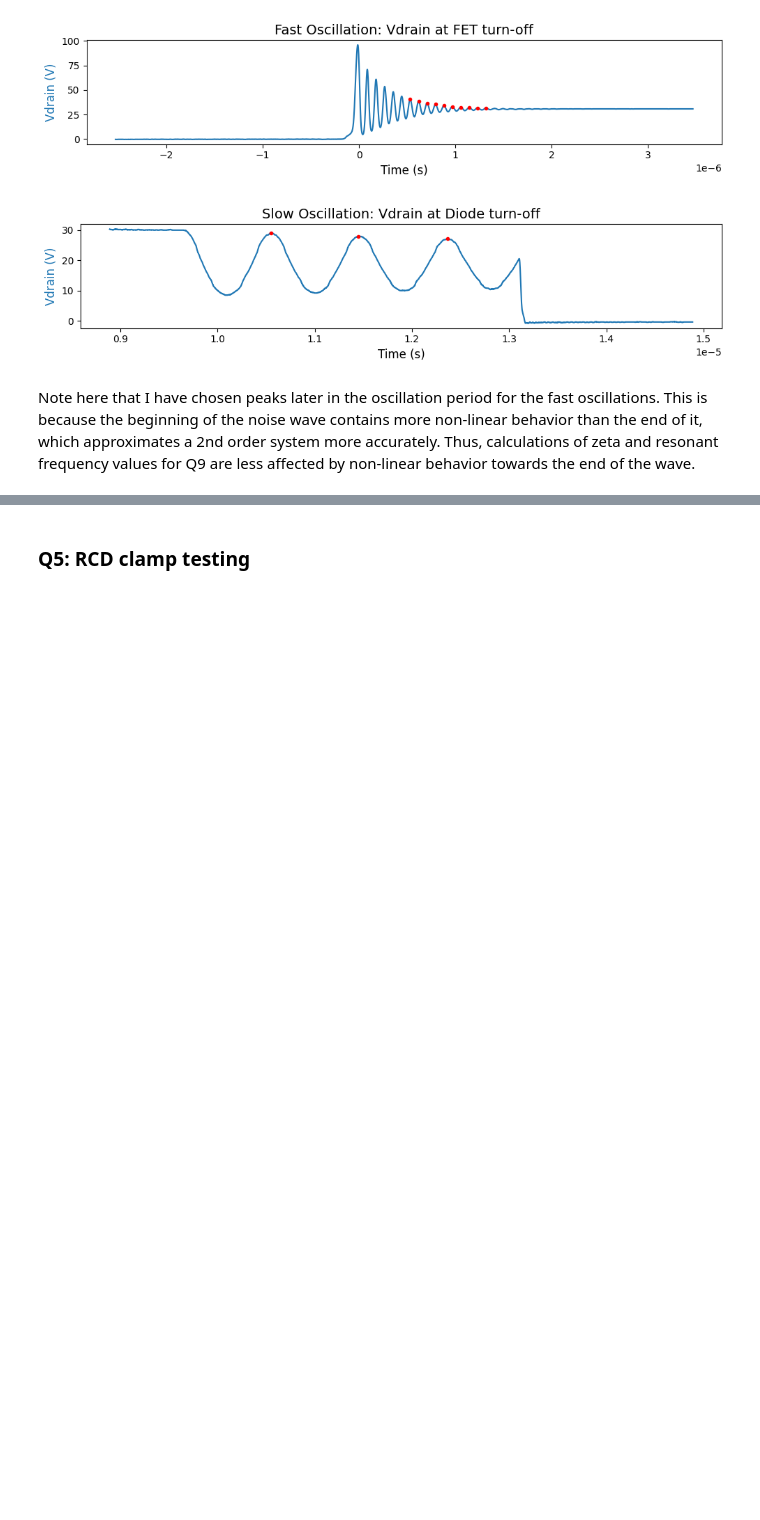
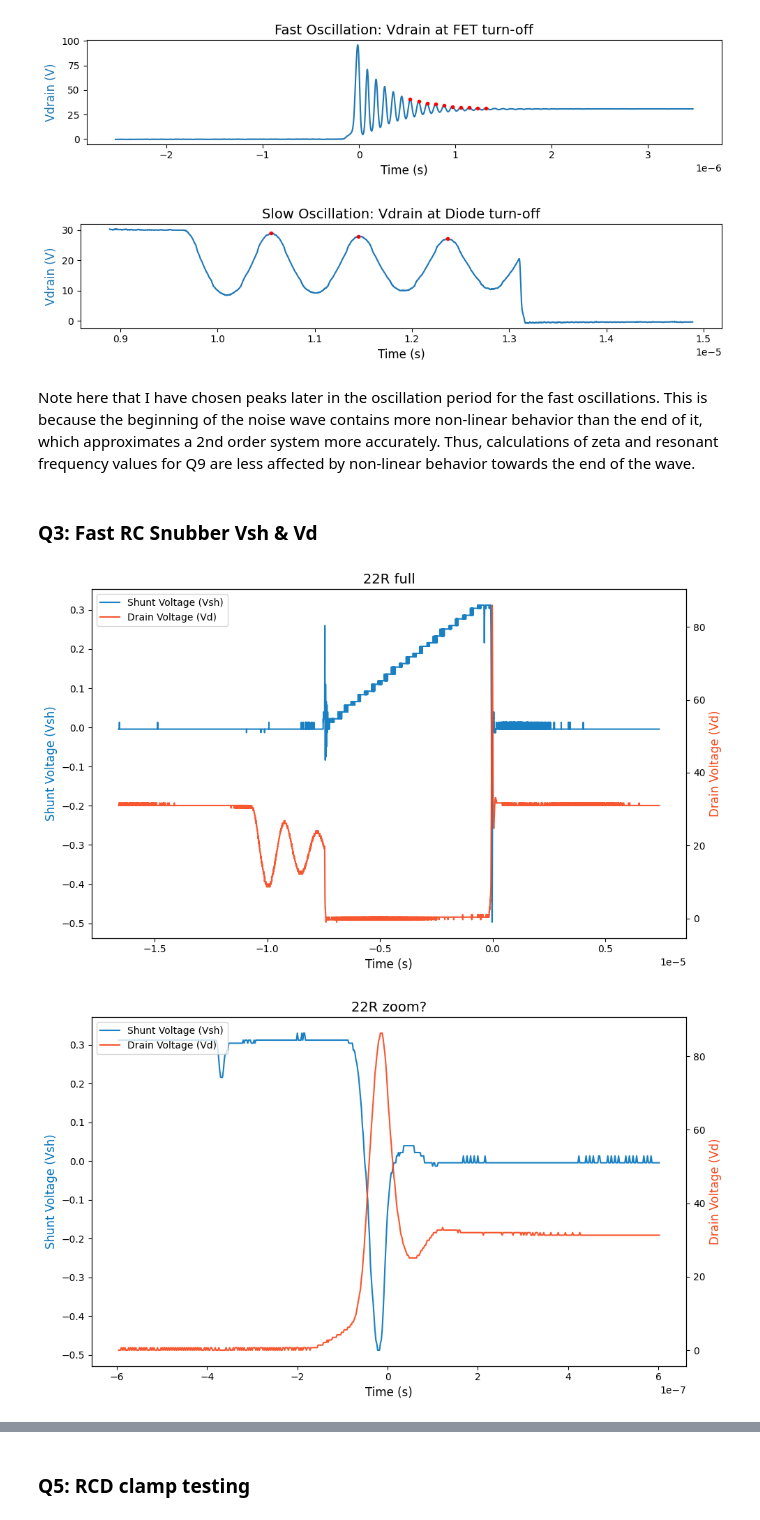
Before and after one commit to amandalchang/power-e, a Jupyter notebook: lab7/lab7.ipynb, the cells around one changed output, grey strips where cells are left out. Saved outputs shown, nothing was run; the diff lists cells and outputs as text; code cells hidden in the pictures; blank space fills up the shorter version.

```diff
--- a/lab7/lab7.ipynb
+++ b/lab7/lab7.ipynb
@@ -350,3 +387,11 @@ peaks_diodeoff = plot_1ch_peaks("8_99v_s", "Slow Oscillation: Vdrain at Diode tu
 [figure]
 # %% [markdown]
 Note here that I have chosen peaks later in the oscillation period for the fast oscillations. This is because the beginning of the noise wave contains more non-linear behavior than the end of it, which approximates a 2nd order system more accurately. Thus, calculations of zeta and resonant frequency values for Q9 are less affected by non-linear behavior towards the end of the wave.
+# %% [markdown]
+### Q3: Fast RC Snubber Vsh & Vd
+# %%
+_ = plot_rigol("22R_q4_full", "22R full")
+_ = plot_rigol("22R_q4_hfzoom", "22R zoom?")
+# %% [output]
+[figure, added]
+[figure, added]
```
Also changed, not shown: parts of 12 cells of this notebook, 1 other file.
